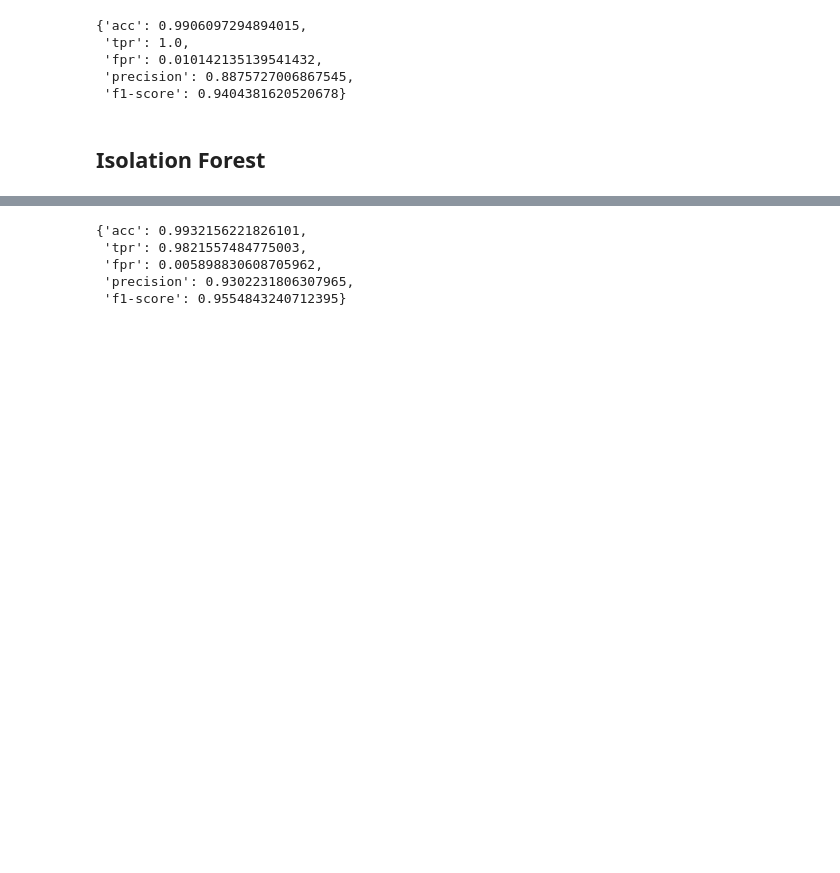
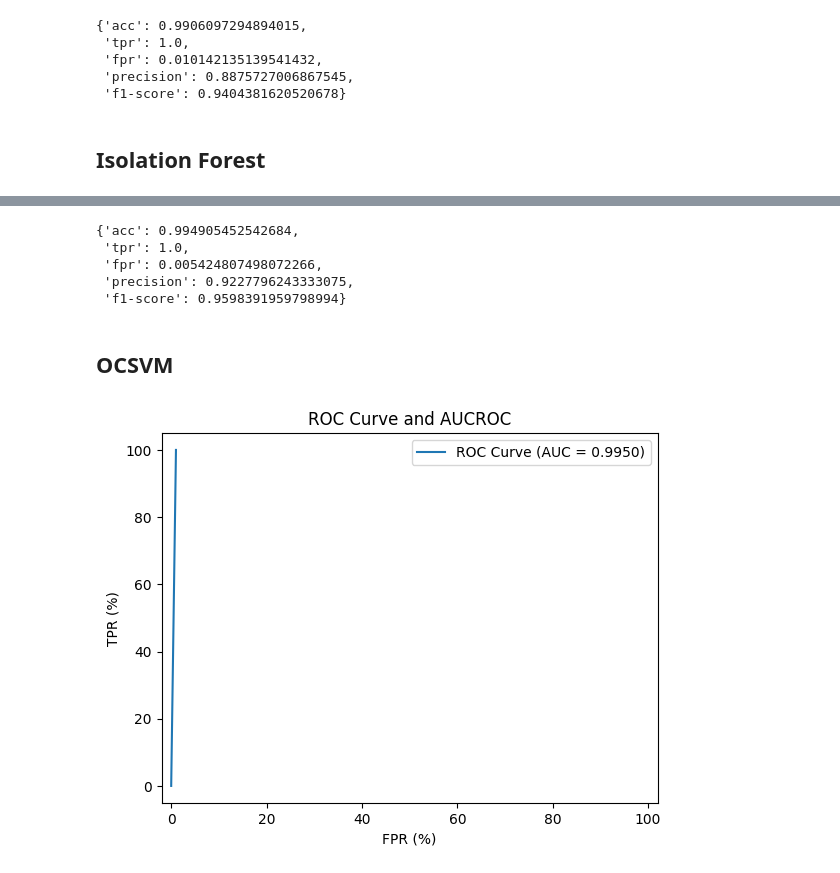
Before and after one commit to maduMelo/IDS-Extension-Program, a Jupyter notebook: Tasks 3-4/task4.ipynb, the cells around one changed output, grey strips where cells are left out. Cells and saved outputs as stored; diff of their text form; code cells hidden in the pictures; blank space fills up the shorter version.

```diff
--- a/Tasks 3-4/task4.ipynb
+++ b/Tasks 3-4/task4.ipynb
@@ -437,8 +468,29 @@ plot_confusion_matrix(y_drop, val_scores_iforest > BEST_IFOREST_VALIDATION_THRES
 # %%
-get_overall_metrics(y_drop, val_scores_iforest > BEST_IFOREST_VALIDATION_THRESHOLD)
+get_overall_metrics(y_if, val_scores_iforest > BEST_IFOREST_VALIDATION_THRESHOLD)
 # %% [output]
-{'acc': 0.9932156221826101,
- 'tpr': 0.9821557484775003,
- 'fpr': 0.005898830608705962,
- 'precision': 0.9302231806307965,
- 'f1-score': 0.9554843240712395}
+{'acc': 0.994905452542684,
+ 'tpr': 1.0,
+ 'fpr': 0.005424807498072266,
+ 'precision': 0.9227796243333075,
+ 'f1-score': 0.9598391959798994}
+# %% [markdown]
+## OCSVM
+# %%
+model_ocsvm_path = '/content/drive/My Drive/UFPE/UFPE 2024.1/PET/Imersão/Modelos/ocsvm42.pkl'
+scaler_ocsvm_path = '/content/drive/My Drive/UFPE/UFPE 2024.1/PET/Imersão/Modelos/scaler_ocsvm42.pkl'
+
+with open(model_ocsvm_path, 'rb') as model_file:
+    model_ocsvm = pickle.load(model_file)
+
+with open(scaler_ocsvm_path, 'rb') as scaler_file:
+    scaler_ocsvm = pickle.load(scaler_file)
+# %%
+X_test_ocsvm, y_ocsvm = scaler_ocsvm.transform(X_all), y_all
+# %%
+y_pred = model_ocsvm.predict(X_test_ocsvm)
+# %%
+y_pred = np.where(y_pred == 1, 0, 1)
+# %%
+plot_roc_curve(y_ocsvm, y_pred) # .9441 .9950  # .048
+# %% [output]
+[figure, added]
```
Also changed, not shown: parts of 66 cells of this notebook, 5 other files.
